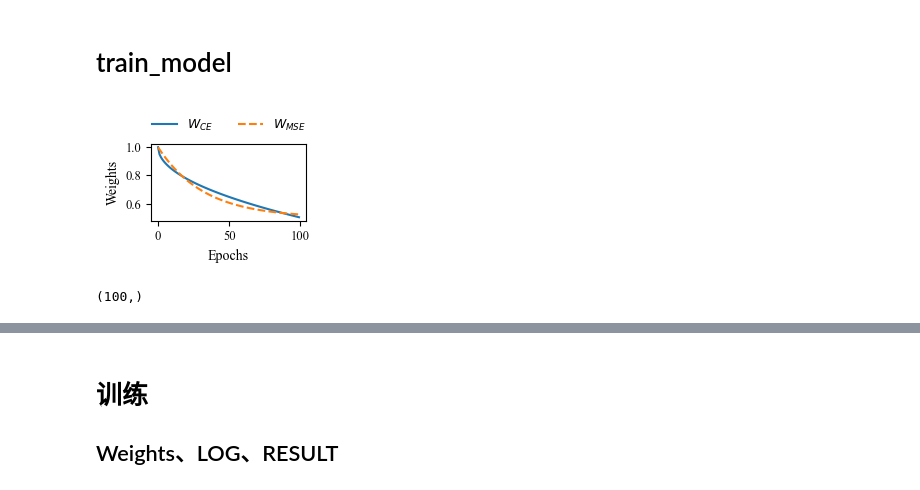
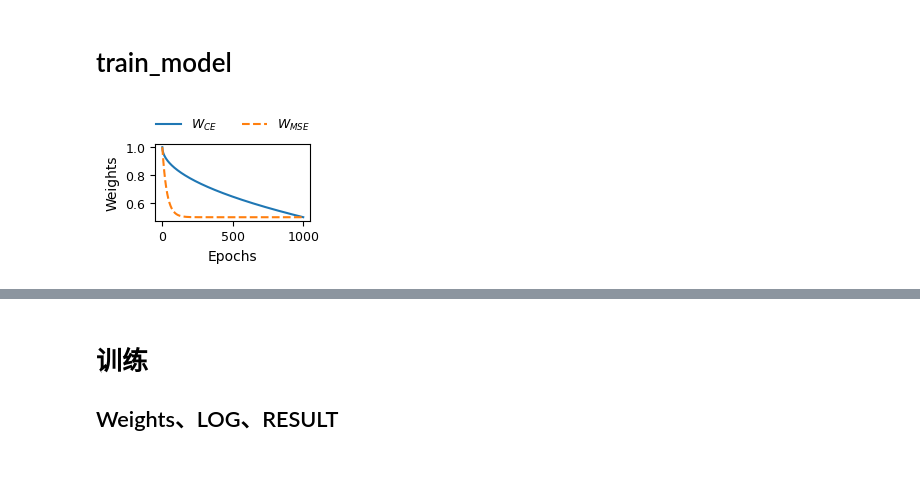
Before and after one commit to quizzz1/Auto-Embedded-Transformer-for-Few-shot-Bearings-Fault-Diagnosis, a Jupyter notebook: main.ipynb, the cells around one changed output, grey strips where cells are left out. Cells and saved outputs as stored; diff of their text form; code cells hidden in the pictures.

```diff
--- a/main.ipynb
+++ b/main.ipynb
@@ -845,25 +869,19 @@ CE      MSE     Acc(%)  F1(%)   P(%)    R(%)
 # train_model
 # %%
 # epoch 等设置为全局变量，就不用每次都传参了
-epochs = np.arange(100)
-weight_ce = 1 - 0.5 * np.sqrt(epochs / 100)
-weight_mse = 0.5 + 0.5 * np.exp(-epochs / 32)
+epochs     = np.arange(1000)
+weight_ce  = 1-0.5*np.sqrt(epochs/1000)
+weight_mse = 0.5 + 0.5*np.exp(-epochs/32)
 
-plt.figure(figsize=(2, 1), dpi=100)
-plt.plot(epochs, weight_ce, "-", label="$W_{CE}$")
-plt.plot(epochs, weight_mse, "--", label="$W_{MSE}$")
-plt.legend(
-    ncol=2,
-    loc="lower center",
-    bbox_to_anchor=(0.50, 1.0),
-)
-plt.xlabel("Epochs")
-plt.ylabel("Weights")
-plt.savefig("weights.png", dpi=600, bbox_inches="tight")
+plt.figure(figsize=(2,1),dpi=100)
+plt.plot(epochs, weight_ce, '-',  label='$W_{CE}$')
+plt.plot(epochs, weight_mse, '--', label='$W_{MSE}$')
+plt.legend(ncol=2, loc='lower center',    bbox_to_anchor=(0.50, 1.0),)
+plt.xlabel('Epochs')
+plt.ylabel('Weights')
+plt.savefig('weights.png',dpi=600,bbox_inches='tight')
 # %% [output]
-[figure, old version]
+[figure, new version]
 # %%
 weight_ce.shape
-# %% [output]
-(100,)
 # %%
```
Also changed, not shown: parts of 50 cells of this notebook.
